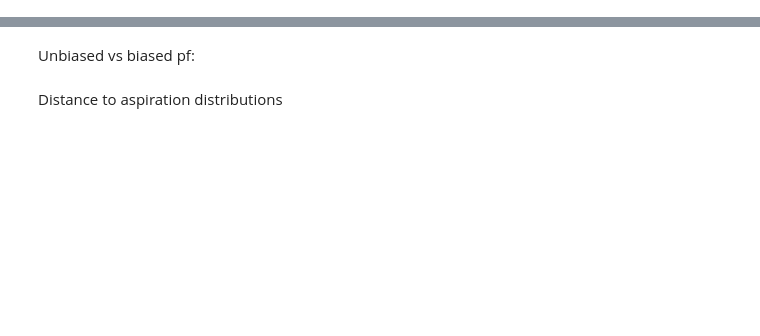
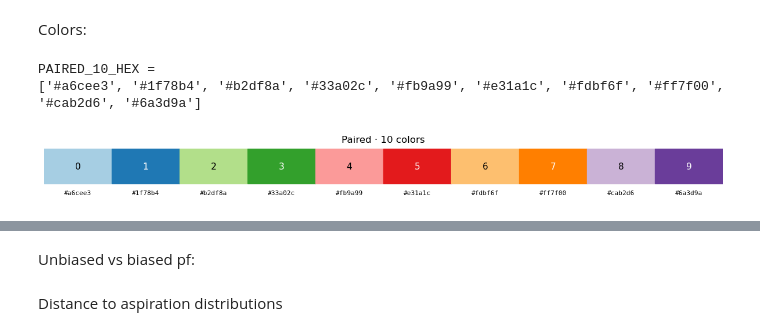
Before and after one commit to rameshsrinivasanuci/multiobjective, a Jupyter notebook: chi_figures.ipynb, the cells around one changed output, grey strips where cells are left out. Drawn from its saved outputs; the diff is of its cells as text; code cells hidden in the pictures; blank space fills up the shorter version.

Commit message:
4 initial figures

```diff
--- a/chi_figures.ipynb
+++ b/chi_figures.ipynb
@@ -9,3 +9,5 @@ import numpy as np
 import pandas as pd
 import matplotlib.pyplot as plt
 import seaborn as sns
+# %% [markdown]
+Colors:
@@ -11,0 +27,25 @@ import seaborn as sns
+# %%
+PAIRED_10 = sns.color_palette("Paired", n_colors=10)
+PAIRED_10_HEX = [
+    "#{:02x}{:02x}{:02x}".format(int(r * 255), int(g * 255), int(b * 255))
+    for r, g, b in PAIRED_10
+]
+
+print("PAIRED_10_HEX =")
+print(PAIRED_10_HEX)
+
+fig, ax = plt.subplots(figsize=(12, 1.4))
+for i, (rgb, hexc) in enumerate(zip(PAIRED_10, PAIRED_10_HEX)):
+    ax.add_patch(plt.Rectangle((i, 0), 1, 1, color=rgb))
+    ax.text(i + 0.5, -0.18, hexc, ha="center", va="top", fontsize=8, family="monospace")
+    ax.text(i + 0.5, 0.5, str(i), ha="center", va="center", fontsize=11, color="black" if i % 2 == 0 else "white")
+ax.set_xlim(0, 10)
+ax.set_ylim(-0.45, 1)
+ax.set_axis_off()
+ax.set_title("Paired · 10 colors", pad=8)
+plt.tight_layout()
+plt.show()
+# %% [output]
+PAIRED_10_HEX =
+['#a6cee3', '#1f78b4', '#b2df8a', '#33a02c', '#fb9a99', '#e31a1c', '#fdbf6f', '#ff7f00', '#cab2d6', '#6a3d9a']
+[figure, added]
```
Also changed, not shown: parts of 17 cells of this notebook.
